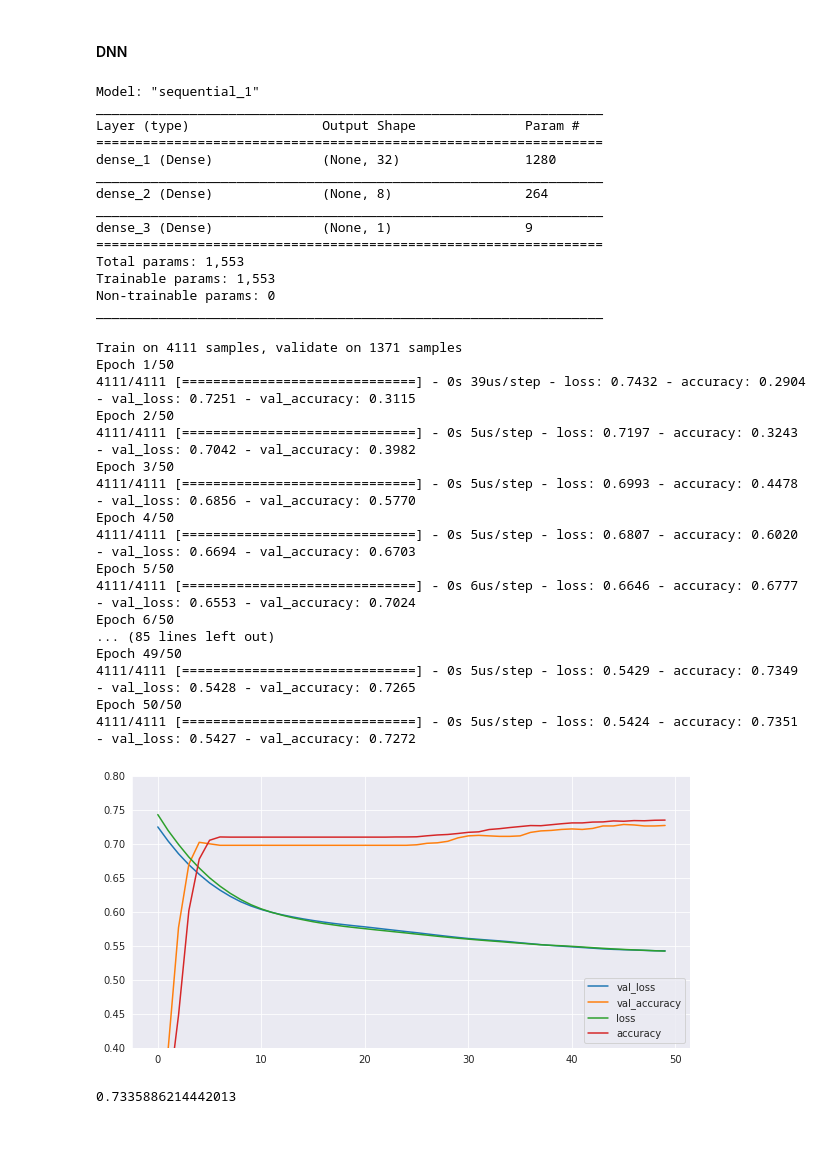
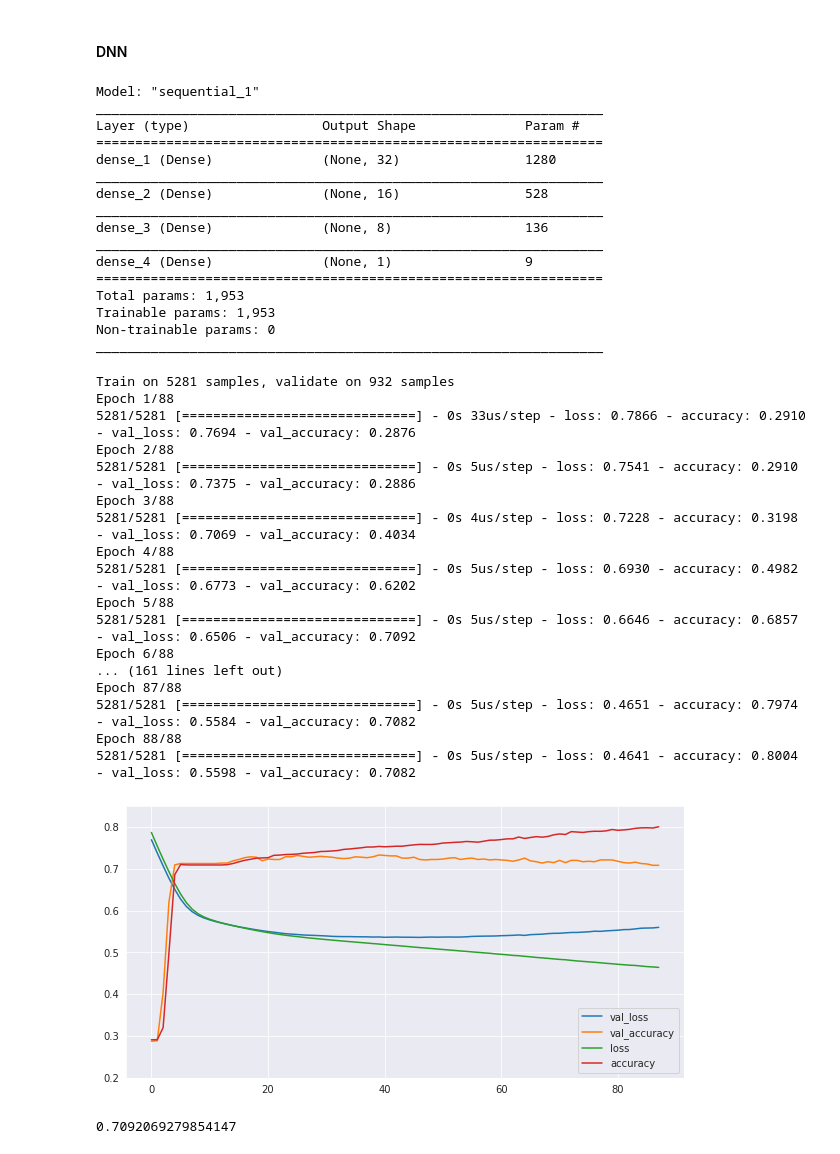
Before and after one commit to carrickeane/INFO7390_Data_Sci, a Jupyter notebook: Project_20200418.ipynb, the cells around one changed output. Drawn from its saved outputs; the diff is of its cells as text; code cells hidden in the pictures.

```diff
--- a/Project_20200418.ipynb
+++ b/Project_20200418.ipynb
@@ -690,8 +690,8 @@ x = data.drop('success',axis=1)
 minmax = MinMaxScaler()
 x[['release_year','release_month']] = minmax.fit_transform(x[['release_year','release_month']])
 # %%
-x_train_all, x_test, y_train_all, y_test = train_test_split(x,y,random_state=10, test_size=.25)
-x_train, x_valid, y_train, y_valid = train_test_split(x_train_all, y_train_all, random_state=11, test_size=0.25)
+x_train_all, x_test, y_train_all, y_test = train_test_split(x,y,random_state=10, test_size=.15)
+x_train, x_valid, y_train, y_valid = train_test_split(x_train_all, y_train_all, random_state=10, test_size=0.15)
 # %%
 print('x_train_all: {}; y_train_all: {}.'.format(x_train_all.shape, y_train_all.shape))
 print('x_train: {}; y_train: {}.'.format(x_train.shape, y_train.shape))
@@ -768,6 +768,7 @@ Accuracy Score based on 5-fold Cross Validation: 0.66
 # %%
 dnn_model=Sequential([
                   Dense(32, input_dim=x_train_pca.shape[1],activation='relu'),
+                  Dense(16, activation='relu'),
                   Dense(8, activation='sigmoid'),
                   Dense(1, activation='sigmoid')])
 # %%
@@ -779,50 +780,52 @@ Layer (type)                 Output Shape              Param #
 =================================================================
 dense_1 (Dense)              (None, 32)                1280
 _________________________________________________________________
-dense_2 (Dense)              (None, 8)                 264
+dense_2 (Dense)              (None, 16)                528
 _________________________________________________________________
-dense_3 (Dense)              (None, 1)                 9
+dense_3 (Dense)              (None, 8)                 136
+_________________________________________________________________
+dense_4 (Dense)              (None, 1)                 9
 =================================================================
-Total params: 1,553
-Trainable params: 1,553
+Total params: 1,953
+Trainable params: 1,953
 Non-trainable params: 0
 _________________________________________________________________
 # %%
 dnn_model.compile(optimizer='Adam', loss='binary_crossentropy',metrics=['accuracy'])
 # %%
-history = dnn_model.fit(x_train_pca, y_train, batch_size=512, epochs=50, validation_data=(x_valid_pca, y_valid))
+history = dnn_model.fit(x_train_pca, y_train, batch_size=512, epochs=88, validation_data=(x_valid_pca, y_valid))
 # %% [output]
-Train on 4111 samples, validate on 1371 samples
-Epoch 1/50
-4111/4111 [==============================] - 0s 39us/step - loss: 0.7432 - accuracy: 0.2904 - val_loss: 0.7251 - val_accuracy: 0.3115
-Epoch 2/50
-4111/4111 [==============================] - 0s 5us/step - loss: 0.7197 - accuracy: 0.3243 - val_loss: 0.7042 - val_accuracy: 0.3982
-Epoch 3/50
-4111/4111 [==============================] - 0s 5us/step - loss: 0.6993 - accuracy: 0.4478 - val_loss: 0.6856 - val_accuracy: 0.5770
-Epoch 4/50
-4111/4111 [==============================] - 0s 5us/step - loss: 0.6807 - accuracy: 0.6020 - val_loss: 0.6694 - val_accuracy: 0.6703
-Epoch 5/50
-4111/4111 [==============================] - 0s 6us/step - loss: 0.6646 - accuracy: 0.6777 - val_loss: 0.6553 - val_accuracy: 0.7024
-Epoch 6/50
-... (85 lines left out)
-Epoch 49/50
-4111/4111 [==============================] - 0s 5us/step - loss: 0.5429 - accuracy: 0.7349 - val_loss: 0.5428 - val_accuracy: 0.7265
-Epoch 50/50
-4111/4111 [==============================] - 0s 5us/step - loss: 0.5424 - accuracy: 0.7351 - val_loss: 0.5427 - val_accuracy: 0.7272
+Train on 5281 samples, validate on 932 samples
+Epoch 1/88
+5281/5281 [==============================] - 0s 33us/step - loss: 0.7866 - accuracy: 0.2910 - val_loss: 0.7694 - val_accuracy: 0.2876
+Epoch 2/88
+5281/5281 [==============================] - 0s 5us/step - loss: 0.7541 - accuracy: 0.2910 - val_loss: 0.7375 - val_accuracy: 0.2886
+Epoch 3/88
+5281/5281 [==============================] - 0s 4us/step - loss: 0.7228 - accuracy: 0.3198 - val_loss: 0.7069 - val_accuracy: 0.4034
+Epoch 4/88
+5281/5281 [==============================] - 0s 5us/step - loss: 0.6930 - accuracy: 0.4982 - val_loss: 0.6773 - val_accuracy: 0.6202
+Epoch 5/88
+5281/5281 [==============================] - 0s 5us/step - loss: 0.6646 - accuracy: 0.6857 - val_loss: 0.6506 - val_accuracy: 0.7092
+Epoch 6/88
+... (161 lines left out)
+Epoch 87/88
+5281/5281 [==============================] - 0s 5us/step - loss: 0.4651 - accuracy: 0.7974 - val_loss: 0.5584 - val_accuracy: 0.7082
+Epoch 88/88
+5281/5281 [==============================] - 0s 5us/step - loss: 0.4641 - accuracy: 0.8004 - val_loss: 0.5598 - val_accuracy: 0.7082
 # %%
 def plot_learning_curves(history):
     pd.DataFrame(history.history).plot(figsize=(10, 5))
     plt.grid(True)
-    plt.gca().set_ylim(0.4,0.8) # y轴区间
+    plt.gca().set_ylim(0.2,0.85)
     plt.show()
 plot_learning_curves(history)
 # %% [output]
-[figure, old version]
+[figure, new version]
 # %%
 y_pred = dnn_model.predict_classes(x_test_pca)
 accuracy_score(y_test,y_pred)
 # %% [output]
-0.7335886214442013
+0.7092069279854147
 # %%
 dnn_model.evaluate(x_test_pca, y_test, verbose=1)
 # %% [output]
```
Also changed, not shown: parts of 7 cells of this notebook.
